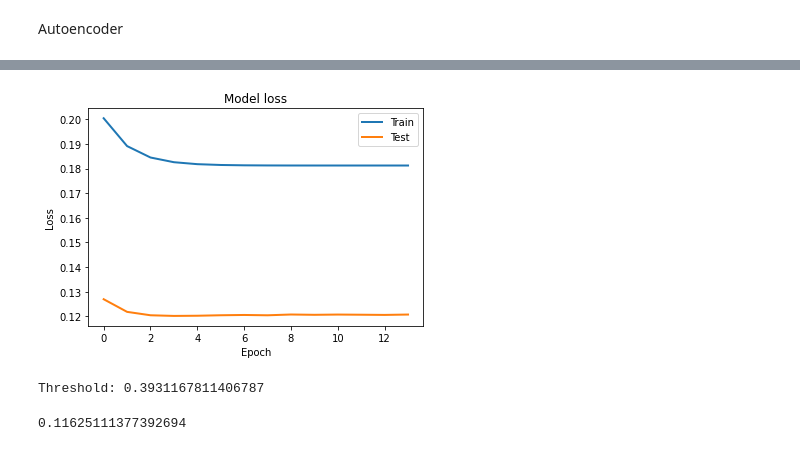
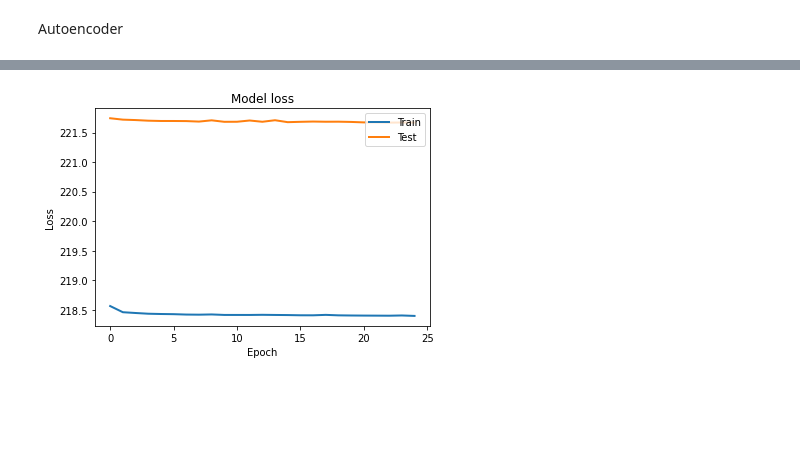
Before and after one commit to hampu5/ml-classify, a Jupyter notebook: ml_classify/ae-book.ipynb, the cells around one changed output, grey strips where cells are left out. Cells and saved outputs as stored; diff of their text form; code cells hidden in the pictures; blank space fills up the shorter version.

```diff
--- a/ml_classify/ae-book.ipynb
+++ b/ml_classify/ae-book.ipynb
@@ -97,21 +86,15 @@ display(df)
 # %%
-X_train = df.drop(columns="type")
-y_train = df["type"]
+# Stratify on the sub-dataset
+X_train = df.drop(columns="Label")
+y_train = df["Label"]
 
 df = None # Release memory
 
 # Split dataset into training and test data, stratify by the type of attack
-X_train, X_test, y_train, y_test = train_test_split(X_train, y_train, test_size=0.3, random_state=0, shuffle=True, stratify=y_train)
-
-# Use feature "Label" as classification label
-d_temp: pd.DataFrame = pd.concat([X_train, y_train], axis="columns")
-X_train, y_train = d_temp.drop(columns="Label"), d_temp["Label"]
-d_temp: pd.DataFrame = pd.concat([X_test, y_test], axis="columns")
-X_test, y_test = d_temp.drop(columns="Label"), d_temp["Label"]
-d_temp = None # Release memory
+X_train, X_test, y_train, y_test = train_test_split(X_train, y_train, test_size=0.3, random_state=0, shuffle=True, stratify=X_train["name"])
 # %%
-X_train.drop(columns=["type", "dataset"], inplace=True)
-X_test.drop(columns=["type", "dataset"], inplace=True)
+X_train.drop(columns=["type", "dataset", "name", "class"], inplace=True)
+X_test.drop(columns=["type", "dataset", "name", "class"], inplace=True)
 # %%
 # X_train = df.loc[df["Label"] == 0]
 # X_test = df.loc[df["Label"] == 1]
@@ -146,19 +129,17 @@ from keras.models import Model
 class AutoEncoder(Model):
     def __init__(self):
         super(AutoEncoder, self).__init__()
-        self.encoder = Sequential([
+        self.encoder = Sequential([ # 13 input features
+            layers.Dense(10, activation="relu"),
+            layers.Dense(7, activation="relu"),
             layers.Dense(5, activation="relu"),
-            layers.Dense(4, activation="relu"),
-            layers.Dense(3, activation="relu"),
-            layers.Dense(2, activation="relu"),
-            layers.Dense(1, activation="relu")
+            layers.Dense(2, activation="relu")
         ])
         self.decoder = Sequential([
-            layers.Dense(2, activation="relu"),
-            layers.Dense(3, activation="relu"),
-            layers.Dense(4, activation="relu"),
             layers.Dense(5, activation="relu"),
-            layers.Dense(6, activation="sigmoid")
+            layers.Dense(7, activation="relu"),
+            layers.Dense(10, activation="relu"),
+            layers.Dense(13, activation="sigmoid")
         ])
     def call(self, x):
         encoded = self.encoder(x)
@@ -188,9 +169,9 @@ early_stopping = callbacks.EarlyStopping(
     restore_best_weights=True
 )
 
-model.compile(optimizer='adam', loss="mae")
-history = model.fit(X_train_normal, X_train_normal, epochs=50, batch_size=120,
-    validation_data=(X_train[:,1:], X_train[:, 1:]),
+model.compile(optimizer='adam', loss="mean_squared_error")
+history = model.fit(X_train_normal, X_train_normal, epochs=25, batch_size=120,
+    validation_data=(X_test_normal, X_test_normal),
     shuffle=True,
     callbacks=[early_stopping]
 )
@@ -223,42 +204,11 @@ Epoch 14: early stopping
 # %%
-plt.plot(history['loss'], linewidth=2, label='Train')
-plt.plot(history['val_loss'], linewidth=2, label='Test')
+plt.plot(history.history['loss'], linewidth=2, label='Train')
+plt.plot(history.history['val_loss'], linewidth=2, label='Test')
 plt.legend(loc='upper right')
 plt.title('Model loss')
 plt.ylabel('Loss')
 plt.xlabel('Epoch')
 #plt.ylim(ymin=0.70,ymax=1)
 plt.show()
 # %% [output]
-[figure, old version]
+[figure, new version]
-# %%
-from keras import losses
-from sklearn.metrics import accuracy_score
-
-def find_threshold(model, x_train_scaled):
-  reconstructions = model.predict(x_train_scaled)
-  # provides losses of individual instances
-  reconstruction_errors = losses.msle(reconstructions, x_train_scaled)
-  # threshold for anomaly scores
-  threshold = np.mean(reconstruction_errors.numpy()) \
-      + np.std(reconstruction_errors.numpy())
-  return threshold
-
-def get_predictions(model, x_test_scaled, threshold):
-  predictions = model.predict(x_test_scaled)
-  # provides losses of individual instances
-  errors = losses.msle(predictions, x_test_scaled)
-  # 0 = anomaly, 1 = normal
-  anomaly_mask = pd.Series(errors) > threshold
-  preds = anomaly_mask.map(lambda x: 0.0 if x == True else 1.0)
-  return preds
-
-threshold = find_threshold(model, X_train)
-print(f"Threshold: {threshold}")
-# Threshold: 0.01001314025746261
-predictions = get_predictions(model, X_test, threshold)
-accuracy_score(predictions, y_test)
-# 0.944
-# %% [output]
-Threshold: 0.3931167811406787
-0.11625111377392694
```
Also changed, not shown: parts of 11 cells of this notebook, 6 other files.
